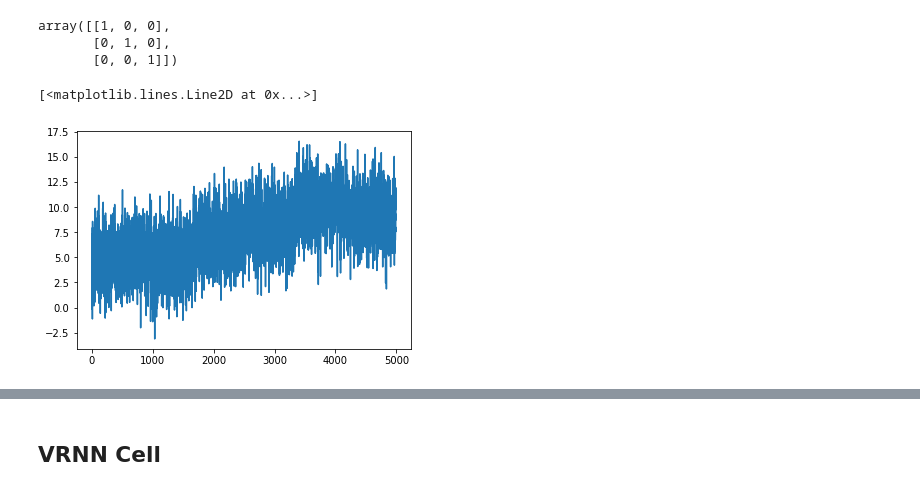
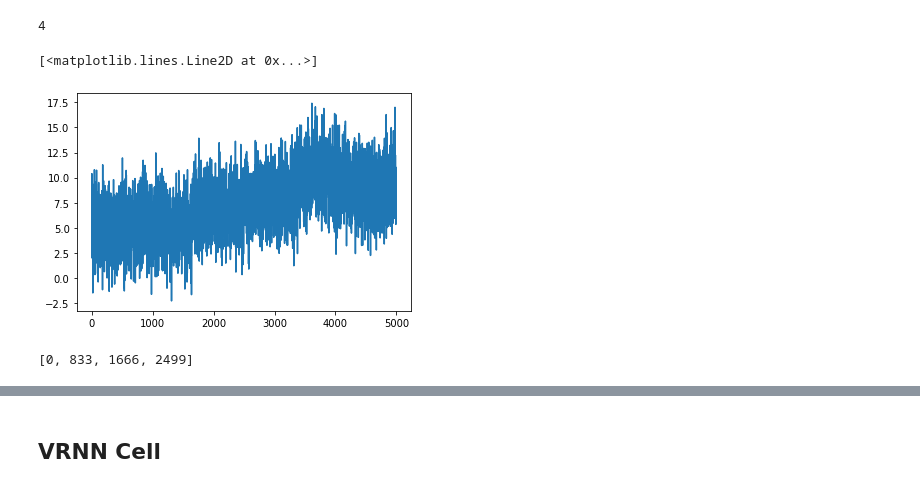
Before and after one commit to jlee118/VAECJ, a Jupyter notebook: VRNNGAN-continuous.ipynb, the cells around one changed output, grey strips where cells are left out. Saved outputs shown, nothing was run; the diff lists cells and outputs as text; code cells hidden in the pictures.

```diff
--- a/VRNNGAN-continuous.ipynb
+++ b/VRNNGAN-continuous.ipynb
@@ -5,28 +5,38 @@ def generate_cont_timeseries(dim=1, length=2000, num_changepoints=100):
     Generate continuous valued time series with changepoints
     """
     changepoint_indices = np.random.choice(range(0, length-1), num_changepoints)
-# %%
-np.diag([1,1,1])
-# %% [output]
-array([[1, 0, 0],
-       [0, 1, 0],
-       [0, 0, 1]])
 # %%
-def generate_four_changepoints(dim=3, length=5000, means=[5,5,7,8,10,9], covs = [5,5,5,5,5,5]):
+def generate_changepoints(dim=3, length=5000, means=[5,5,7,8,10,9], covs = [5,5,5,5,5,5], window=20, train_test_split=2):
     cov_matrix = np.diag(np.repeat(5,dim))
     start = 0
     changepoint_intervals = int(np.floor(length / len(means)))
     time_series = []
+    changepoints = []
+    # Each cp value is the beginning of the next distribution
+    cp = 0
     for i in range(len(means)):
+        changepoints.append(cp)
+        cp += changepoint_intervals
         mean_vec = np.repeat(means[i],dim)
         cov_matrix = np.diag(np.repeat(covs[i], dim))
         time_series.extend(np.random.multivariate_normal(mean_vec,cov_matrix, changepoint_intervals))
-    return time_series
+    train = ts[:changepoints[2]]
+    test = ts[changepoints[2]:]
+
+    X_train = np.asarray([train[i:i + window] for i in range(len(train) - window-1)])
+    Y_train = np.asarray([train[i:i + window] for i in range(1, len(train) - window)])
+    X_test = np.asarray([test[i:i + window] for i in range(len(test) - window-1)])
+    Y_test = np.asarray([test[i:i + window] for i in range(len(test) - window)])
+    print(len(changepoints) - train_test_split)
+    test_changepoints = changepoints[:(len(changepoints)-train_test_split)]
+
+    return time_series, changepoints, X_train, Y_train, X_test, Y_test, test_changepoints
 # %%
 import matplotlib.pyplot as plt
 
-ts = generate_four_changepoints(dim=1)
+ts, cp, X_train, Y_train, X_test, Y_test, test_cp = generate_changepoints(dim=1)
 plt.plot(ts)
 # %% [output]
-[<matplotlib.lines.Line2D at 0x...>]
+4
+[<matplotlib.lines.Line2D at 0x...>]
-[figure, old version]
+[figure, new version]
@@ -41,0 +43,4 @@ Y_test = np.asarray([test[i:i + window] for i in range(len(test) - window)])
+# %%
+test_cp
+# %% [output]
+[0, 833, 1666, 2499]
```
Also changed, not shown: parts of 3 cells of this notebook.
